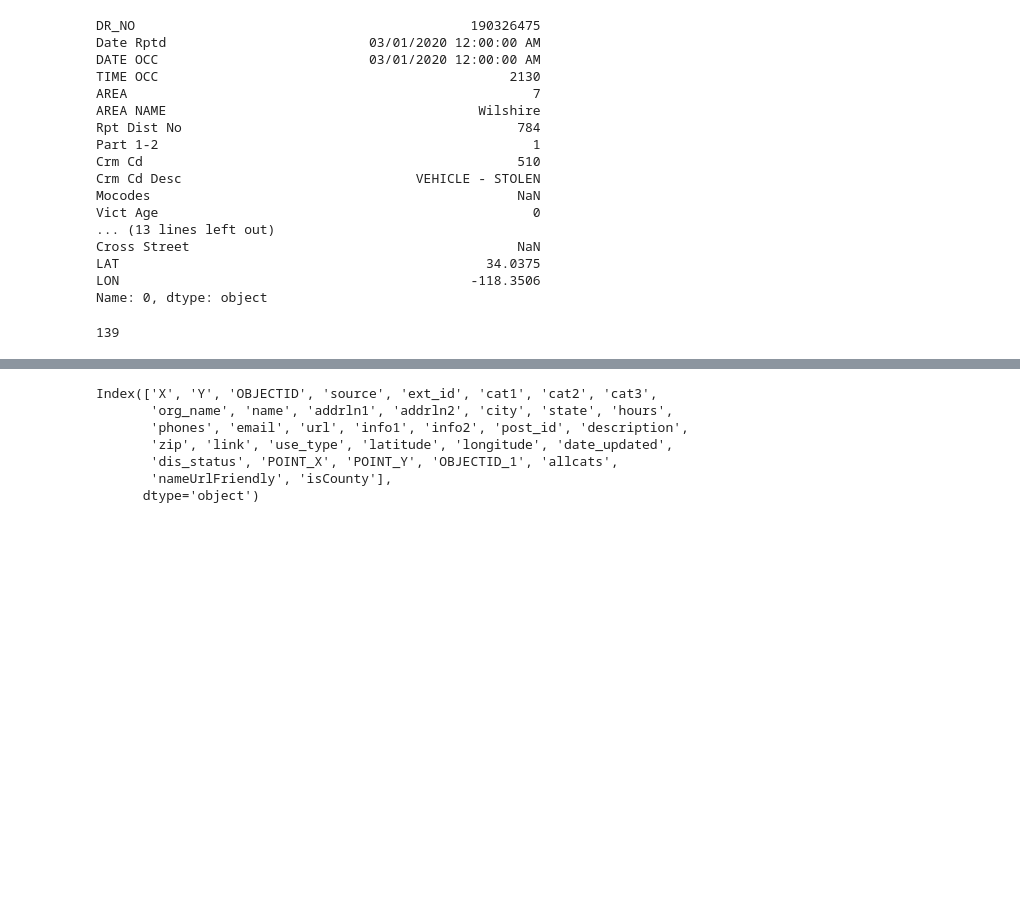
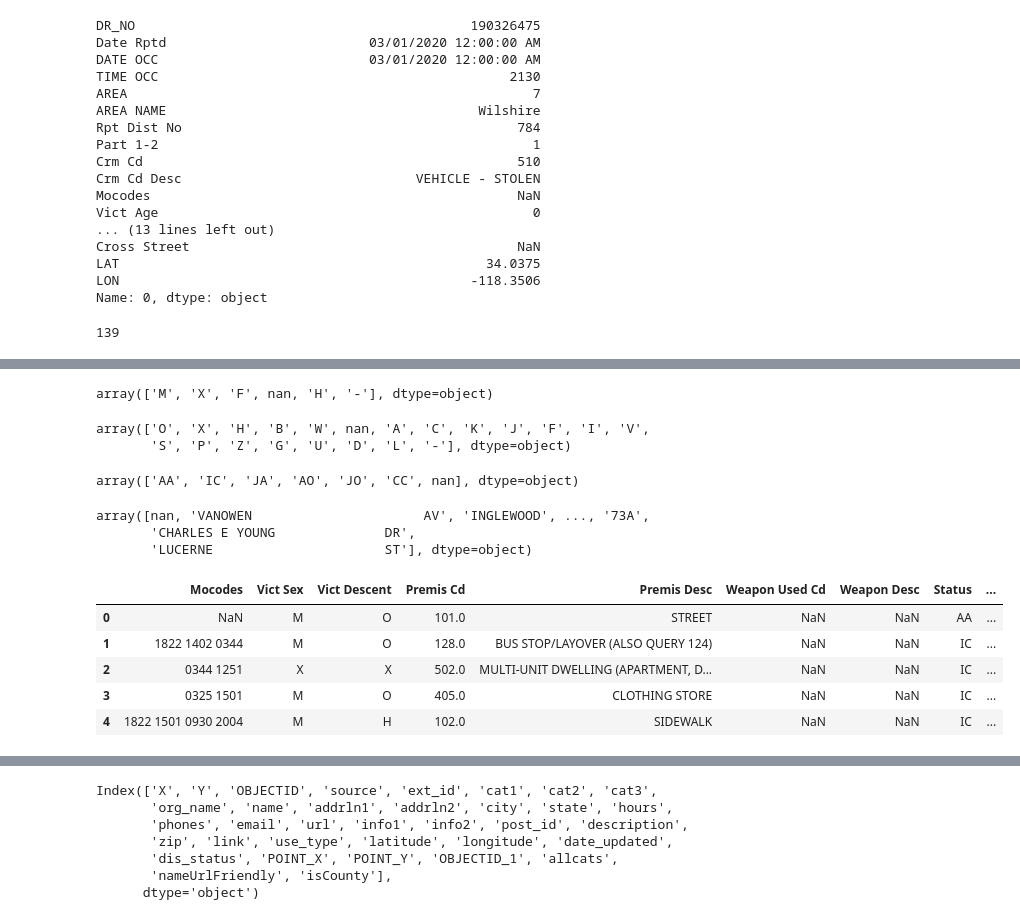
Before and after one commit to Pepebeats-flp/Tareas-ICD, a Jupyter notebook: Tarea 4/DBSCAN.ipynb, the cells around one changed output, grey strips where cells are left out. Drawn from its saved outputs; the diff is of its cells as text; code cells hidden in the pictures; blank space fills up the shorter version.

Commit message:
ordenar analisis y sentar bases para tomar decisiones sobre la limpieza de crime data

```diff
--- a/Tarea 4/DBSCAN.ipynb
+++ b/Tarea 4/DBSCAN.ipynb
@@ -574,3 +578,9 @@ crime_data.describe()
 | 50% | 2.207081e+08 | 1420.000000 | 11.000000 | 1142.000000 | 1.000000 | 442.000000 | 30.000000 | 203.000000 | 400.000000 | ... |
 | 75% | 2.307134e+08 | 1900.000000 | 16.000000 | 1619.000000 | 2.000000 | 626.000000 | 45.000000 | 501.000000 | 400.000000 | ... |
 | max | 2.499187e+08 | 2359.000000 | 21.000000 | 2199.000000 | 2.000000 | 956.000000 | 120.000000 | 976.000000 | 516.000000 | ... |
+# %%
+crime_anynull_mask = crime_data.count() < crime_data.shape[0]
+
+crime_dropany_columns = crime_data.loc[:, crime_anynull_mask]
+
+crime_dropany_columns.info()
@@ -576,0 +608,28 @@ crime_data.describe()
+# %%
+crime_dropany_columns['Vict Sex'].unique()
+# %% [output]
+array(['M', 'X', 'F', nan, 'H', '-'], dtype=object)
+# %%
+crime_dropany_columns['Vict Descent'].unique()
+# %% [output]
+array(['O', 'X', 'H', 'B', 'W', nan, 'A', 'C', 'K', 'J', 'F', 'I', 'V',
+       'S', 'P', 'Z', 'G', 'U', 'D', 'L', '-'], dtype=object)
+# %%
+crime_dropany_columns.Status.unique()
+# %% [output]
+array(['AA', 'IC', 'JA', 'AO', 'JO', 'CC', nan], dtype=object)
+# %%
+crime_dropany_columns['Cross Street'].unique()
+# %% [output]
+array([nan, 'VANOWEN                      AV', 'INGLEWOOD', ..., '73A',
+       'CHARLES E YOUNG              DR',
+       'LUCERNE                      ST'], dtype=object)
+# %%
+crime_dropany_columns.head()
+# %% [output]
+|  | Mocodes | Vict Sex | Vict Descent | Premis Cd | Premis Desc | Weapon Used Cd | Weapon Desc | Status | ... |
+| 0 | NaN | M | O | 101.0 | STREET | NaN | NaN | AA | ... |
+| 1 | 1822 1402 0344 | M | O | 128.0 | BUS STOP/LAYOVER (ALSO QUERY 124) | NaN | NaN | IC | ... |
+| 2 | 0344 1251 | X | X | 502.0 | MULTI-UNIT DWELLING (APARTMENT, D... | NaN | NaN | IC | ... |
+| 3 | 0325 1501 | M | O | 405.0 | CLOTHING STORE | NaN | NaN | IC | ... |
+| 4 | 1822 1501 0930 2004 | M | H | 102.0 | SIDEWALK | NaN | NaN | IC | ... |
```
Also changed, not shown: parts of 5 cells of this notebook.
